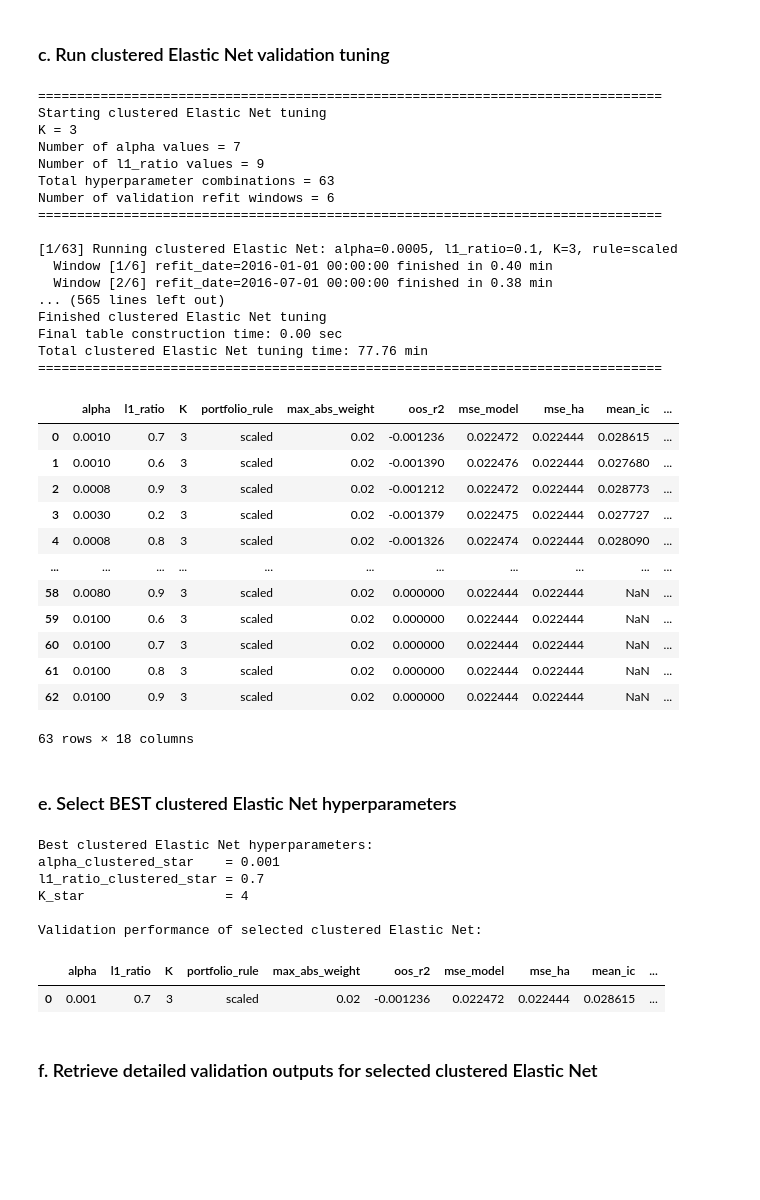
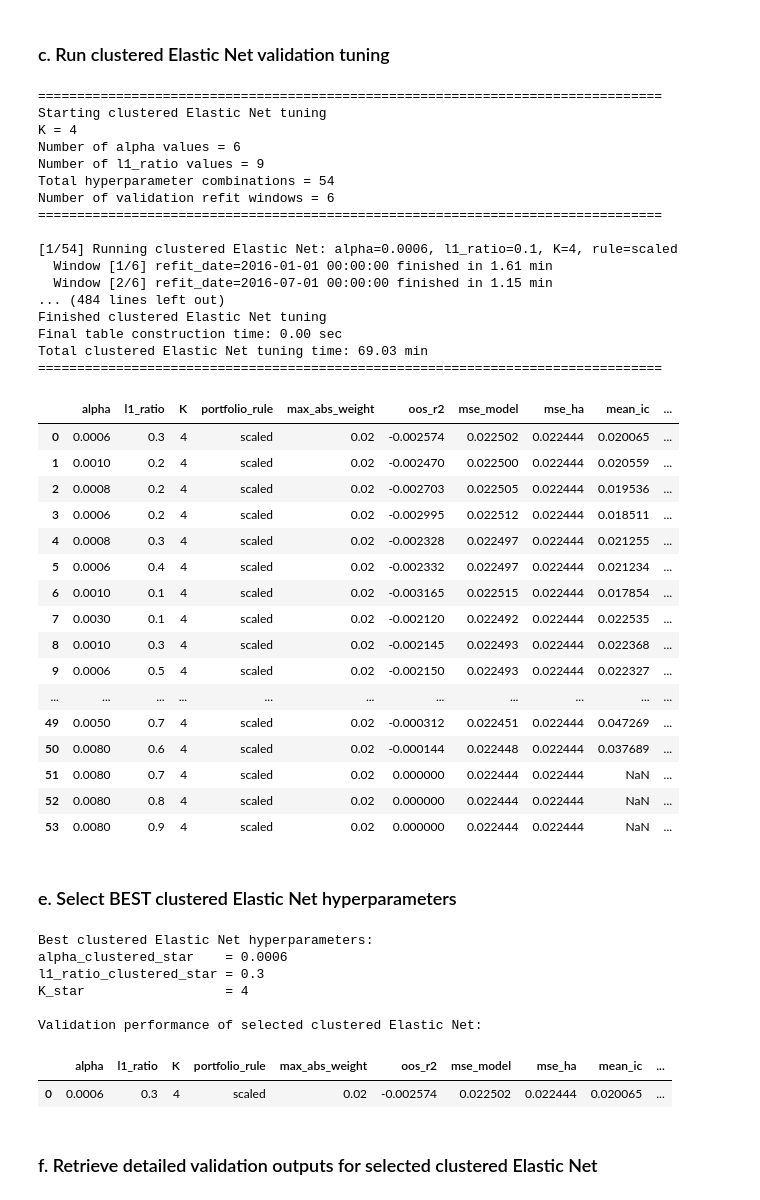
Before and after one commit to JackyJacky1029/FINA-4713-Group-9-Project, a Jupyter notebook: jkp_project.ipynb, the cells around one changed output. Saved outputs shown, nothing was run; the diff lists cells and outputs as text; code cells hidden in the pictures; blank space fills up the shorter version.

```diff
--- a/jkp_project.ipynb
+++ b/jkp_project.ipynb
@@ -2941,8 +3077,7 @@ alpha_grid_clustered = [0.0006,
     0.001,
     0.003,
     0.005,
-    0.008,
-    0.01
+    0.008
 ]
 
 # l1_ratio controls the L1/L2 mixture.
@@ -2962,53 +3097,57 @@ l1_ratio_grid_clustered = [0.1,
 # %%
 clustered_enet_tuning_results, clustered_enet_outputs = tune_clustered_elasticnet(
     valid_update_window=valid_update_window,
     alpha_grid=alpha_grid_clustered,
     l1_ratio_grid=l1_ratio_grid_clustered,
     prediction_feature_cols=log_prediction_features,
     cluster_feature_cols=log_cluster_features,
     target_col=target,
-    K=3,
+    K=K_star,
     id_col="id",
     date_col="eom",
     cluster_col="cluster",
     baseline_cluster=0,
     min_stocks_per_month=20,
     max_abs_weight=max_abs_weight,
     random_state=42
 )
 
 display(clustered_enet_tuning_results)
 # %% [output]
 ================================================================================
 Starting clustered Elastic Net tuning
-K = 3
-Number of alpha values = 7
+K = 4
+Number of alpha values = 6
 Number of l1_ratio values = 9
-Total hyperparameter combinations = 63
+Total hyperparameter combinations = 54
 Number of validation refit windows = 6
 ================================================================================
 
-[1/63] Running clustered Elastic Net: alpha=0.0005, l1_ratio=0.1, K=3, rule=scaled
-  Window [1/6] refit_date=2016-01-01 00:00:00 finished in 0.40 min
-  Window [2/6] refit_date=2016-07-01 00:00:00 finished in 0.38 min
-... (565 lines left out)
+[1/54] Running clustered Elastic Net: alpha=0.0006, l1_ratio=0.1, K=4, rule=scaled
+  Window [1/6] refit_date=2016-01-01 00:00:00 finished in 1.61 min
+  Window [2/6] refit_date=2016-07-01 00:00:00 finished in 1.15 min
+... (484 lines left out)
 Finished clustered Elastic Net tuning
 Final table construction time: 0.00 sec
-Total clustered Elastic Net tuning time: 77.76 min
+Total clustered Elastic Net tuning time: 69.03 min
 ================================================================================
 |  | alpha | l1_ratio | K | portfolio_rule | max_abs_weight | oos_r2 | mse_model | mse_ha | mean_ic | ... |
-| 0 | 0.0010 | 0.7 | 3 | scaled | 0.02 | -0.001236 | 0.022472 | 0.022444 | 0.028615 | ... |
-| 1 | 0.0010 | 0.6 | 3 | scaled | 0.02 | -0.001390 | 0.022476 | 0.022444 | 0.027680 | ... |
-| 2 | 0.0008 | 0.9 | 3 | scaled | 0.02 | -0.001212 | 0.022472 | 0.022444 | 0.028773 | ... |
-| 3 | 0.0030 | 0.2 | 3 | scaled | 0.02 | -0.001379 | 0.022475 | 0.022444 | 0.027727 | ... |
-| 4 | 0.0008 | 0.8 | 3 | scaled | 0.02 | -0.001326 | 0.022474 | 0.022444 | 0.028090 | ... |
+| 0 | 0.0006 | 0.3 | 4 | scaled | 0.02 | -0.002574 | 0.022502 | 0.022444 | 0.020065 | ... |
+| 1 | 0.0010 | 0.2 | 4 | scaled | 0.02 | -0.002470 | 0.022500 | 0.022444 | 0.020559 | ... |
+| 2 | 0.0008 | 0.2 | 4 | scaled | 0.02 | -0.002703 | 0.022505 | 0.022444 | 0.019536 | ... |
+| 3 | 0.0006 | 0.2 | 4 | scaled | 0.02 | -0.002995 | 0.022512 | 0.022444 | 0.018511 | ... |
+| 4 | 0.0008 | 0.3 | 4 | scaled | 0.02 | -0.002328 | 0.022497 | 0.022444 | 0.021255 | ... |
+| 5 | 0.0006 | 0.4 | 4 | scaled | 0.02 | -0.002332 | 0.022497 | 0.022444 | 0.021234 | ... |
+| 6 | 0.0010 | 0.1 | 4 | scaled | 0.02 | -0.003165 | 0.022515 | 0.022444 | 0.017854 | ... |
+| 7 | 0.0030 | 0.1 | 4 | scaled | 0.02 | -0.002120 | 0.022492 | 0.022444 | 0.022535 | ... |
+| 8 | 0.0010 | 0.3 | 4 | scaled | 0.02 | -0.002145 | 0.022493 | 0.022444 | 0.022368 | ... |
+| 9 | 0.0006 | 0.5 | 4 | scaled | 0.02 | -0.002150 | 0.022493 | 0.022444 | 0.022327 | ... |
 | ... | ... | ... | ... | ... | ... | ... | ... | ... | ... | ... |
-| 58 | 0.0080 | 0.9 | 3 | scaled | 0.02 | 0.000000 | 0.022444 | 0.022444 | NaN | ... |
-| 59 | 0.0100 | 0.6 | 3 | scaled | 0.02 | 0.000000 | 0.022444 | 0.022444 | NaN | ... |
-| 60 | 0.0100 | 0.7 | 3 | scaled | 0.02 | 0.000000 | 0.022444 | 0.022444 | NaN | ... |
-| 61 | 0.0100 | 0.8 | 3 | scaled | 0.02 | 0.000000 | 0.022444 | 0.022444 | NaN | ... |
-| 62 | 0.0100 | 0.9 | 3 | scaled | 0.02 | 0.000000 | 0.022444 | 0.022444 | NaN | ... |
+| 49 | 0.0050 | 0.7 | 4 | scaled | 0.02 | -0.000312 | 0.022451 | 0.022444 | 0.047269 | ... |
+| 50 | 0.0080 | 0.6 | 4 | scaled | 0.02 | -0.000144 | 0.022448 | 0.022444 | 0.037689 | ... |
+| 51 | 0.0080 | 0.7 | 4 | scaled | 0.02 | 0.000000 | 0.022444 | 0.022444 | NaN | ... |
+| 52 | 0.0080 | 0.8 | 4 | scaled | 0.02 | 0.000000 | 0.022444 | 0.022444 | NaN | ... |
+| 53 | 0.0080 | 0.9 | 4 | scaled | 0.02 | 0.000000 | 0.022444 | 0.022444 | NaN | ... |
-63 rows × 18 columns
 # %% [markdown]
 ### e. Select BEST clustered Elastic Net hyperparameters
 # %%
@@ -3027,13 +3166,13 @@ print("\nValidation performance of selected clustered Elastic Net:")
 display(best_clustered_row.to_frame().T)
 # %% [output]
 Best clustered Elastic Net hyperparameters:
-alpha_clustered_star    = 0.001
-l1_ratio_clustered_star = 0.7
+alpha_clustered_star    = 0.0006
+l1_ratio_clustered_star = 0.3
 K_star                  = 4
 
 Validation performance of selected clustered Elastic Net:
 |  | alpha | l1_ratio | K | portfolio_rule | max_abs_weight | oos_r2 | mse_model | mse_ha | mean_ic | ... |
-| 0 | 0.001 | 0.7 | 3 | scaled | 0.02 | -0.001236 | 0.022472 | 0.022444 | 0.028615 | ... |
+| 0 | 0.0006 | 0.3 | 4 | scaled | 0.02 | -0.002574 | 0.022502 | 0.022444 | 0.020065 | ... |
 # %% [markdown]
 ### f. Retrieve detailed validation outputs for selected clustered Elastic Net
 # %%
```
Also changed, not shown: parts of 29 cells of this notebook.
